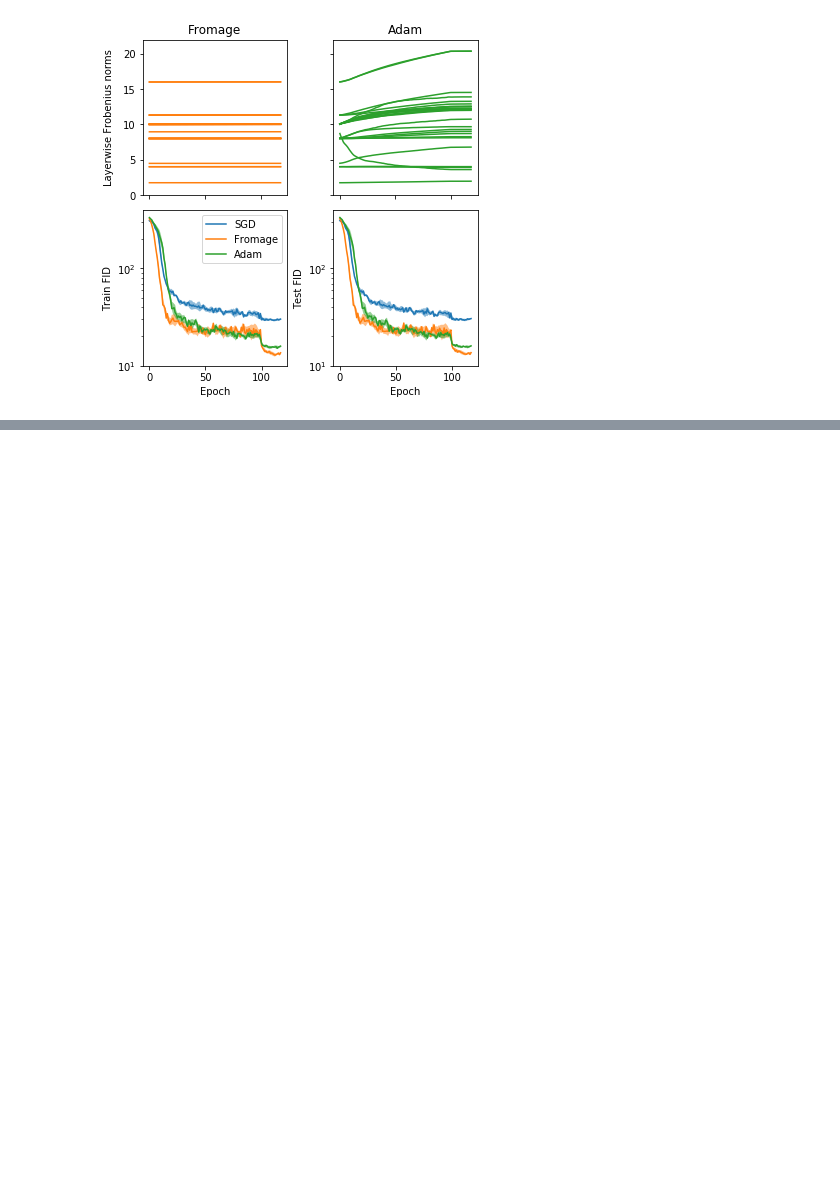
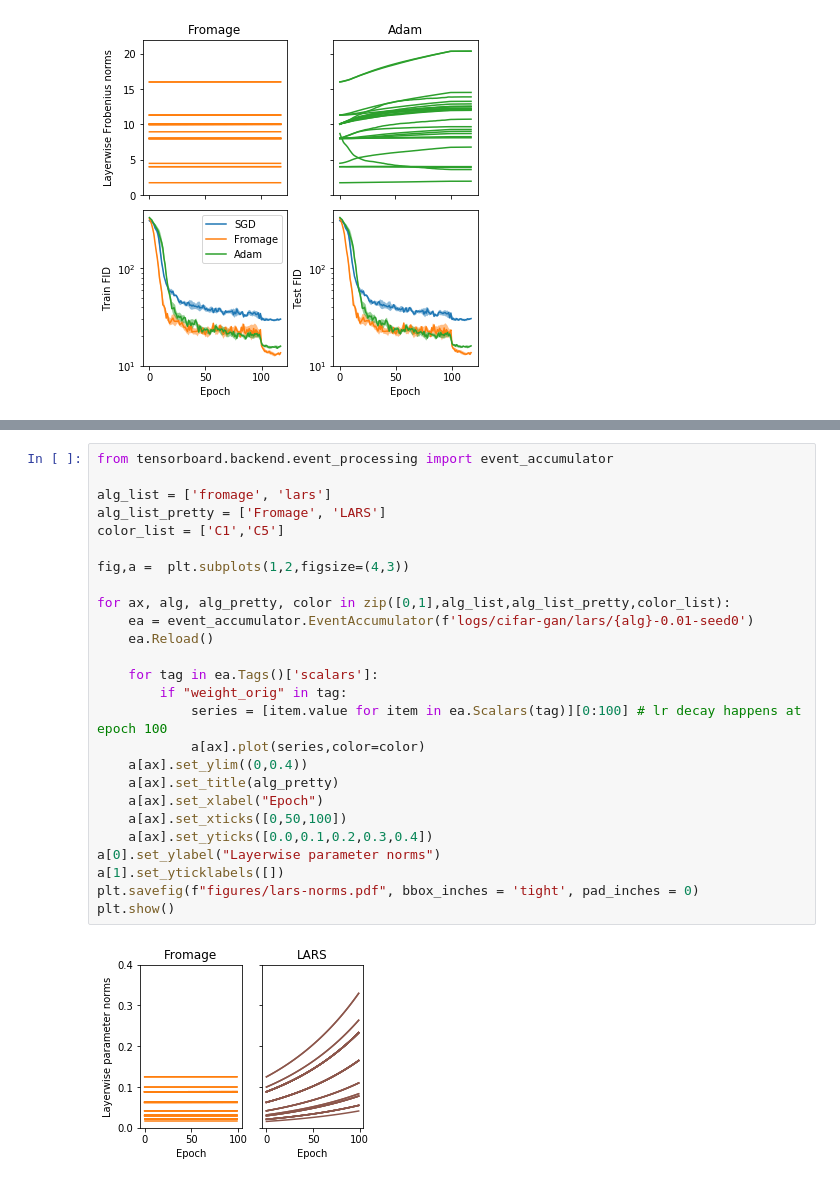
Before and after one commit to jxbz/fromage, a Jupyter notebook: make-plots/generate_plots.ipynb, the cells around one changed output, grey strips where cells are left out. Cells and saved outputs as stored; diff of their text form; blank space fills up the shorter version.

Commit message:
added lars stability comparison plot

```diff
--- a/make-plots/generate_plots.ipynb
+++ b/make-plots/generate_plots.ipynb
@@ -521,0 +525,28 @@ plt.show()
+# %%
+from tensorboard.backend.event_processing import event_accumulator
+
+alg_list = ['fromage', 'lars']
+alg_list_pretty = ['Fromage', 'LARS']
+color_list = ['C1','C5']
+
+fig,a =  plt.subplots(1,2,figsize=(4,3))
+
+for ax, alg, alg_pretty, color in zip([0,1],alg_list,alg_list_pretty,color_list):
+    ea = event_accumulator.EventAccumulator(f'logs/cifar-gan/lars/{alg}-0.01-seed0')
+    ea.Reload()
+
+    for tag in ea.Tags()['scalars']:
+        if "weight_orig" in tag:
+            series = [item.value for item in ea.Scalars(tag)][0:100] # lr decay happens at epoch 100
+            a[ax].plot(series,color=color)
+    a[ax].set_ylim((0,0.4))
+    a[ax].set_title(alg_pretty)
+    a[ax].set_xlabel("Epoch")
+    a[ax].set_xticks([0,50,100])
+    a[ax].set_yticks([0.0,0.1,0.2,0.3,0.4])
+a[0].set_ylabel("Layerwise parameter norms")
+a[1].set_yticklabels([])
+plt.savefig(f"figures/lars-norms.pdf", bbox_inches = 'tight', pad_inches = 0)
+plt.show()
+# %% [output]
+[figure, added]
```
Also changed, not shown: parts of 1 cell of this notebook, 3 other files.
